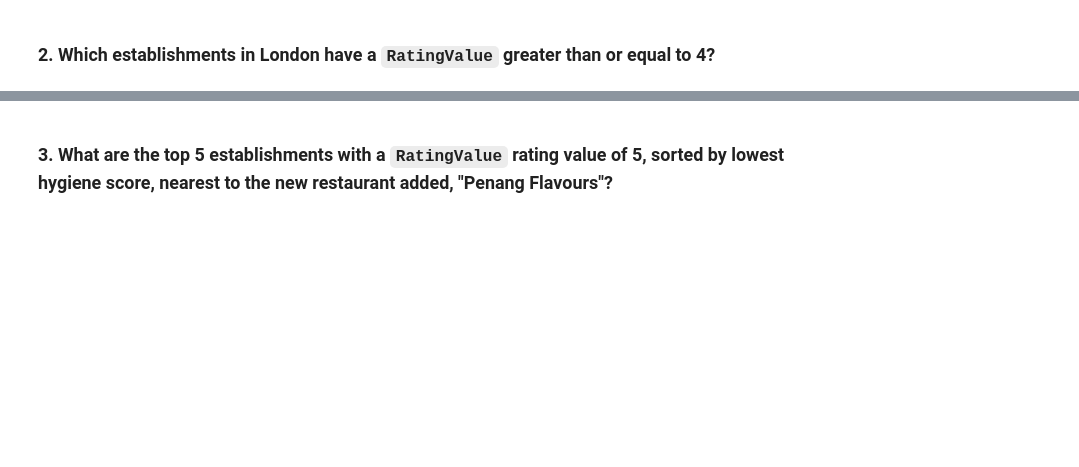
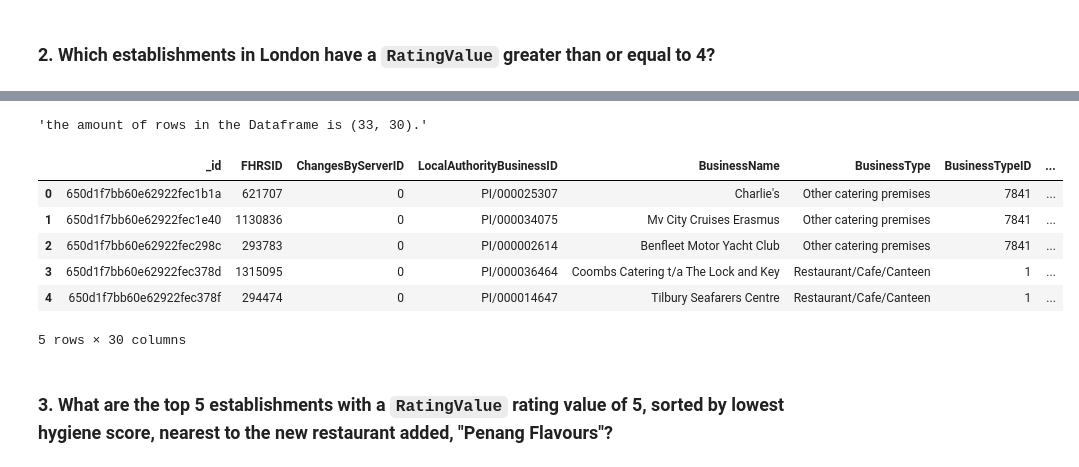
Before and after one commit to Merfrey/nosql-challenge, a Jupyter notebook: NoSQL_analysis_starter.ipynb, the cells around one changed output, grey strips where cells are left out. Drawn from its saved outputs; the diff is of its cells as text; code cells hidden in the pictures; blank space fills up the shorter version.

```diff
--- a/NoSQL_analysis_starter.ipynb
+++ b/NoSQL_analysis_starter.ipynb
@@ -93,8 +116,15 @@ pprint(list(query))
 ### 2. Which establishments in London have a `RatingValue` greater than or equal to 4?
 # %%
 # Find the establishments with London as the Local Authority and has a RatingValue greater than or equal to 4.
-query =
+query2 = db.establishments.find({'LocalAuthorityName' : { '$regex': 'London'}, 'RatingValue': {'$gte': 4}})
+results2 = [x for x in query2]
+#query = {'LocalAuthorityName': {'Your search term here'}, 'RatingValue': {'$gte': <number you want here>}}
 
 # Use count_documents to display the number of documents in the result
 
+query2Counter = db.establishments.count_documents({'LocalAuthorityName' : { '$regex': 'London'}, 'RatingValue': {'$gte': 4}})
+pprint(f"The number of establishments in London with a RatingValue greater than or equal to 4 is {query2Counter}")
+pprint(f"+++++++++++++++++++++++++++++++++++++++++++++")
+
 # Display the first document in the results using pprint
+pprint(establishments.find_one({'LocalAuthorityName' : { '$regex': 'London'}, 'RatingValue': {'$gte': 4}}))
@@ -101,9 +149,21 @@ query =
 # %%
 # Convert the result to a Pandas DataFrame
+queryDF2 = pd.DataFrame(results2)
 
 # Display the number of rows in the DataFrame
-
+rowCount2 = queryDF2.shape
+pprint(f"the amount of rows in the Dataframe is {rowCount2}.")
 # Display the first 10 rows of the DataFrame
+queryDF2.head()
+# %% [output]
+'the amount of rows in the Dataframe is (33, 30).'
+|  | _id | FHRSID | ChangesByServerID | LocalAuthorityBusinessID | BusinessName | BusinessType | BusinessTypeID | ... |
+| 0 | 650d1f7bb60e62922fec1b1a | 621707 | 0 | PI/000025307 | Charlie's | Other catering premises | 7841 | ... |
+| 1 | 650d1f7bb60e62922fec1e40 | 1130836 | 0 | PI/000034075 | Mv City Cruises Erasmus | Other catering premises | 7841 | ... |
+| 2 | 650d1f7bb60e62922fec298c | 293783 | 0 | PI/000002614 | Benfleet Motor Yacht Club | Other catering premises | 7841 | ... |
+| 3 | 650d1f7bb60e62922fec378d | 1315095 | 0 | PI/000036464 | Coombs Catering t/a The Lock and Key | Restaurant/Cafe/Canteen | 1 | ... |
+| 4 | 650d1f7bb60e62922fec378f | 294474 | 0 | PI/000014647 | Tilbury Seafarers Centre | Restaurant/Cafe/Canteen | 1 | ... |
+5 rows × 30 columns
 # %% [markdown]
 ### 3. What are the top 5 establishments with a `RatingValue` rating value of 5, sorted by lowest hygiene score, nearest to the new restaurant added, "Penang Flavours"?
 # %%
```
Also changed, not shown: parts of 8 cells of this notebook.
